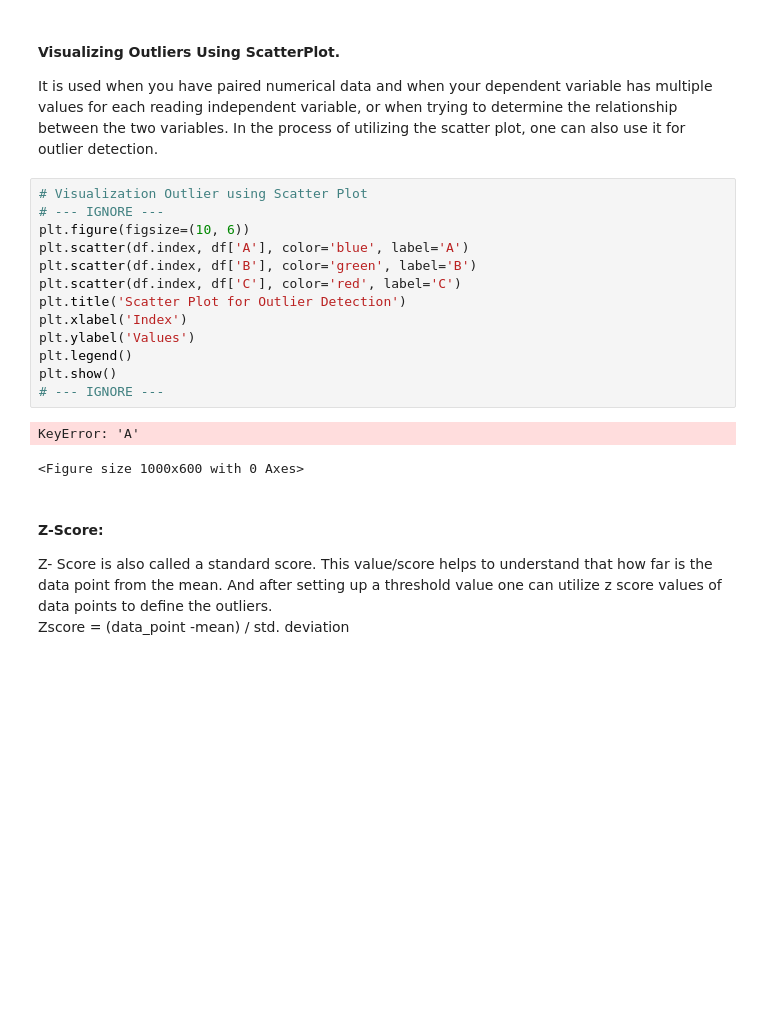
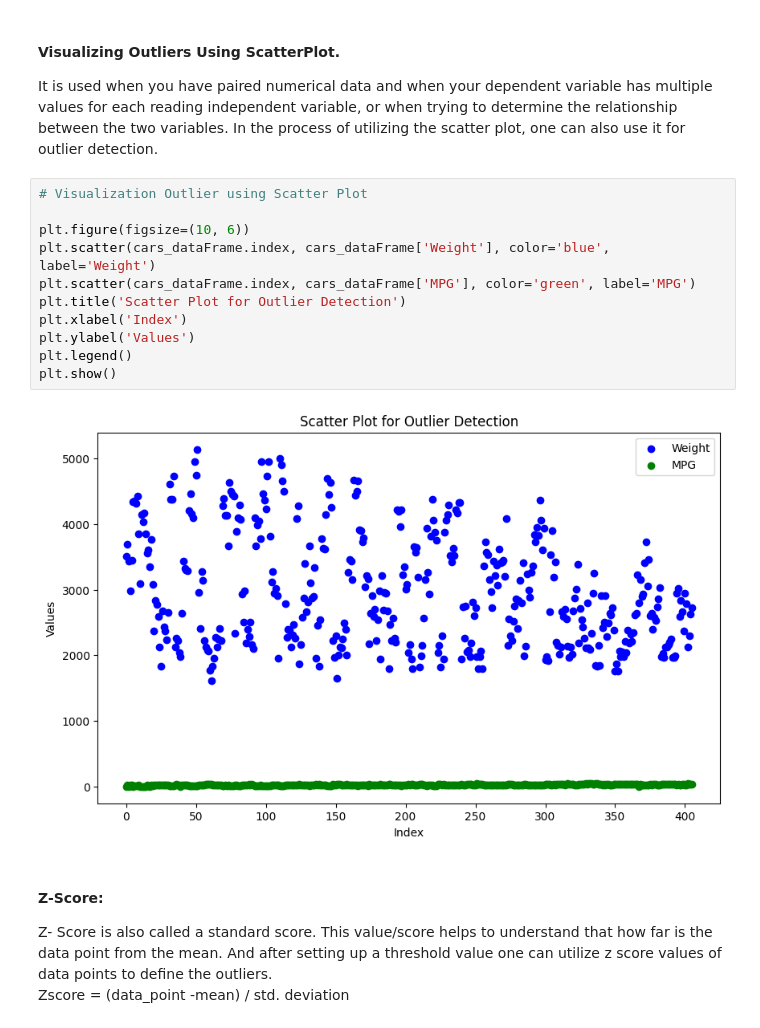
Before and after one commit to jatinder3762/dataCleaning_Lab4, a Jupyter notebook: week5Lab_Students.ipynb, the cells around one changed output. Drawn from its saved outputs; the diff is of its cells as text; blank space fills up the shorter version.

```diff
--- a/week5Lab_Students.ipynb
+++ b/week5Lab_Students.ipynb
@@ -525,20 +612,17 @@ It captures the summary of the data effectively and efficiently with only a simp
 It is used when you have paired numerical data and when your dependent variable has multiple values for each reading independent variable, or when trying to determine the relationship between the two variables. In the process of utilizing the scatter plot, one can also use it for outlier detection.
 # %%
 # Visualization Outlier using Scatter Plot
-# --- IGNORE ---
+
 plt.figure(figsize=(10, 6))
-plt.scatter(df.index, df['A'], color='blue', label='A')
-plt.scatter(df.index, df['B'], color='green', label='B')
-plt.scatter(df.index, df['C'], color='red', label='C')
+plt.scatter(cars_dataFrame.index, cars_dataFrame['Weight'], color='blue', label='Weight')
+plt.scatter(cars_dataFrame.index, cars_dataFrame['MPG'], color='green', label='MPG')
 plt.title('Scatter Plot for Outlier Detection')
 plt.xlabel('Index')
 plt.ylabel('Values')
 plt.legend()
 plt.show()
-# --- IGNORE ---
 # %% [output]
-KeyError: 'A'
-<Figure size 1000x600 with 0 Axes>
+[figure, added]
 # %% [markdown]
 #### Z-Score:
 Z- Score is also called a standard score. This value/score helps to understand that how far is the data point from the mean. And after setting up a threshold value one can utilize z score values of data points to define the outliers.
```
Also changed, not shown: parts of 19 cells of this notebook.
